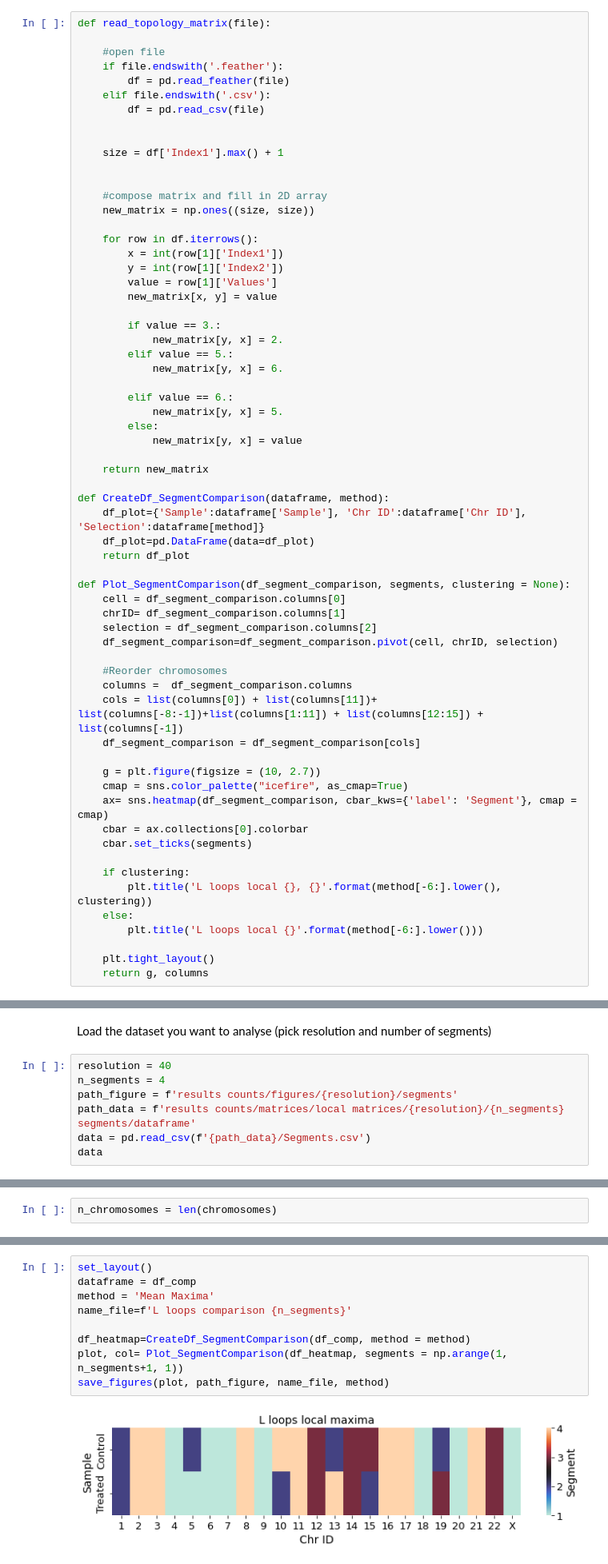
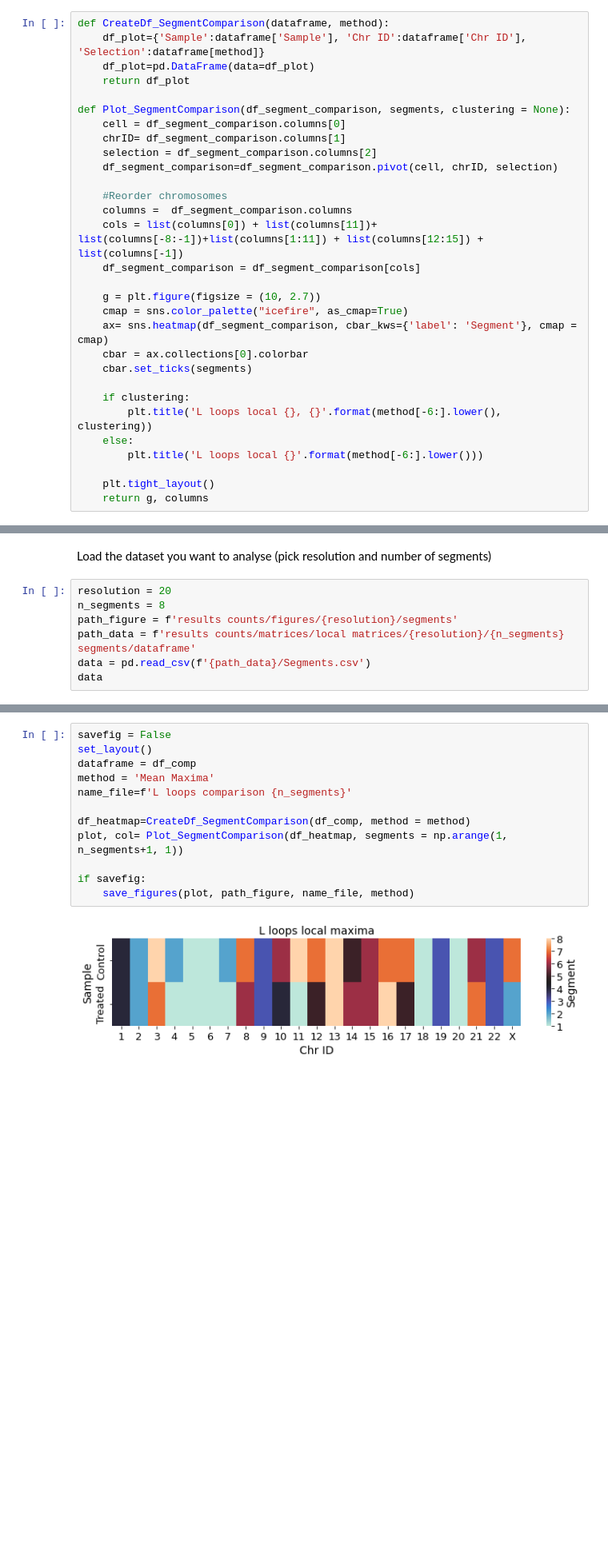
Before and after one commit to barbaroo/genome_topology, a Jupyter notebook: Hi-C map analysis/Local matrix analysis bulk.ipynb, the cells around one changed output, grey strips where cells are left out. Shown at 80% size. Cells and saved outputs as stored; diff of their text form; blank space fills up the shorter version.

```diff
--- a/Hi-C map analysis/Local matrix analysis bulk.ipynb
+++ b/Hi-C map analysis/Local matrix analysis bulk.ipynb
@@ -30,37 +31,4 @@ from matrix_analysis import length_L_pattern
 # %%
-def read_topology_matrix(file):
-
-    #open file
-    if file.endswith('.feather'):
-        df = pd.read_feather(file)
-    elif file.endswith('.csv'):
-        df = pd.read_csv(file)
-
-
-    size = df['Index1'].max() + 1
-
-
-    #compose matrix and fill in 2D array
-    new_matrix = np.ones((size, size))
-
-    for row in df.iterrows():
-        x = int(row[1]['Index1'])
-        y = int(row[1]['Index2'])
-        value = row[1]['Values']
-        new_matrix[x, y] = value
-
-        if value == 3.:
-            new_matrix[y, x] = 2.
-        elif value == 5.:
-            new_matrix[y, x] = 6.
-
-        elif value == 6.:
-            new_matrix[y, x] = 5.
-        else:
-            new_matrix[y, x] = value
-
-    return new_matrix
-
 def CreateDf_SegmentComparison(dataframe, method):
     df_plot={'Sample':dataframe['Sample'], 'Chr ID':dataframe['Chr ID'], 'Selection':dataframe[method]}
     df_plot=pd.DataFrame(data=df_plot)
@@ -219,8 +199,8 @@ save_figures(fig, path = path_figure, name_file = f'segments_{n_segments}_{thres
 # %% [markdown]
 Load the dataset you want to analyse (pick resolution and number of segments)
 # %%
-resolution = 40
-n_segments = 4
+resolution = 20
+n_segments = 8
 path_figure = f'results counts/figures/{resolution}/segments'
 path_data = f'results counts/matrices/local matrices/{resolution}/{n_segments} segments/dataframe'
 data = pd.read_csv(f'{path_data}/Segments.csv')
@@ -289,2 +265,0 @@ all_data
-# %%
-n_chromosomes = len(chromosomes)
@@ -356,11 +330,14 @@ df_comp
 # %%
+savefig = False
 set_layout()
 dataframe = df_comp
 method = 'Mean Maxima'
 name_file=f'L loops comparison {n_segments}'
 
 df_heatmap=CreateDf_SegmentComparison(df_comp, method = method)
 plot, col= Plot_SegmentComparison(df_heatmap, segments = np.arange(1, n_segments+1, 1))
-save_figures(plot, path_figure, name_file, method)
+
+if savefig:
+    save_figures(plot, path_figure, name_file, method)
 # %% [output]
-[figure, old version]
+[figure, new version]
```
Also changed, not shown: parts of 32 cells of this notebook.
